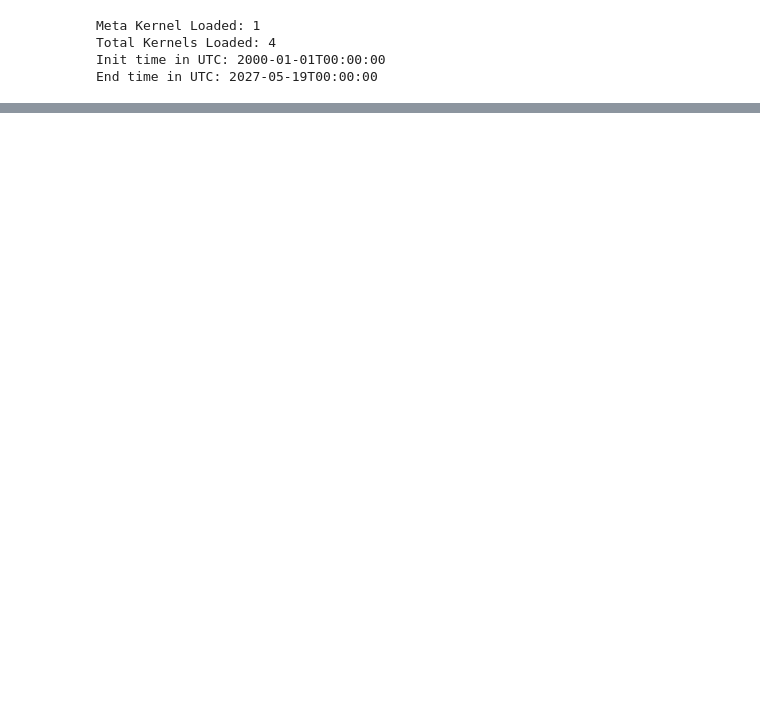
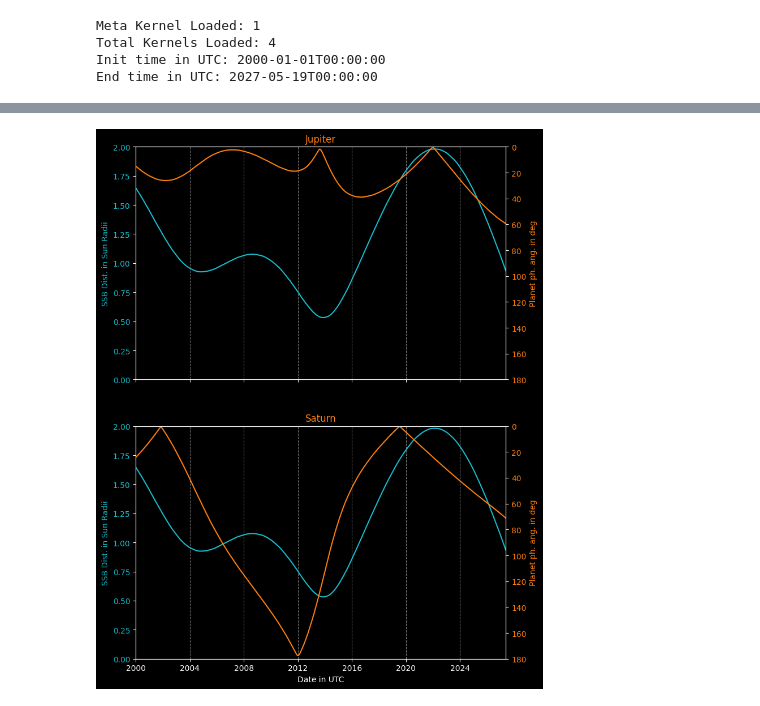
Before and after one commit to fenilmodi823/Space-Science, a Jupyter notebook: Space Science/007-Grav-Pull/ssb_grav_pull.ipynb, the cells around one changed output, grey strips where cells are left out. Drawn from its saved outputs; the diff is of its cells as text; code cells hidden in the pictures; blank space fills up the shorter version.

```diff
--- a/Space Science/007-Grav-Pull/ssb_grav_pull.ipynb
+++ b/Space Science/007-Grav-Pull/ssb_grav_pull.ipynb
@@ -99,0 +134,70 @@ solar_system_df.loc[:, "POS_SSB_WRT_SUN_SCALED"] = \
+# %%
+# Set a dark mode, since it's fancy
+plt.style.use('dark_background')
+
+# Create a 2 axes plot where all 2 plots are vertically aligned and share the
+# x axis (date in UTC)
+fig, (ax1, ax2) = plt.subplots(2, 1, sharex=True, figsize=(8, 10))
+
+# We iterate through the planets (from Jupiter to Neptune) and plot the
+# phase angle between the planet and the SSB, as seen from the Sun, in each
+# axis individually
+for ax_f, planet_abr, planet_name in zip([ax1, ax2], \
+                                         ['JUP', 'SAT'], \
+                                         ['Jupiter', 'Saturn']):
+
+    # First, we set the planet's name as the sub plot title (instead of
+    # setting a legend)
+    ax_f.set_title(planet_name, color='tab:orange')
+
+    # The distance between the SSB and the Sun is plotted.
+    ax_f.plot(solar_system_df['UTC'], \
+              solar_system_df['SSB_WRT_SUN_SCALED_DIST'], \
+              color='tab:cyan')
+
+    # A y label is set and the color of labels and ticks are adjusted for
+    # better visibility
+    ax_f.set_ylabel('SSB Dist. in Sun Radii', color='tab:cyan')
+    ax_f.tick_params(axis='y', labelcolor='tab:cyan')
+
+    # Set x (based on the min and max date) and y limits (the SSB has varying
+    # distances between 0 and 2 Sun Radii)
+    ax_f.set_xlim(min(solar_system_df['UTC']), max(solar_system_df['UTC']))
+    ax_f.set_ylim(0, 2)
+
+    # We add now the phase angle values and copy the x axis for this purpose
+    ax_f_add = ax_f.twinx()
+
+     # Plot the phase angle between the SSB and planet as seen from the Sun
+    ax_f_add.plot(solar_system_df['UTC'], \
+                  solar_system_df[f'PHASE_ANGLE_SUN_{planet_abr}2SSB'], \
+                  color='tab:orange', \
+                  linestyle='-')
+
+    # Set the y label's name and color accordingly
+    ax_f_add.set_ylabel('Planet ph. ang. in deg', color='tab:orange')
+    ax_f_add.tick_params(axis='y', labelcolor='tab:orange')
+
+    # Invert the y axis and set the limits. We invert the axis so that a
+    # possible anti-correlation (large phase angle corresponds to a smaller
+    # distance between the Sun's centre and the SSB) becomes more obvious
+    ax_f_add.invert_yaxis()
+    ax_f_add.set_ylim(180, 0)
+
+    # Set a grid (only date)
+    ax_f.grid(axis='x', linestyle='dashed', alpha=0.5)
+
+
+# Finally we set the x label ...
+ax2.set_xlabel('Date in UTC')
+
+# ... tight the figures a bit ...
+fig.tight_layout()
+
+# ... reduce the distance between the axes ...
+plt.subplots_adjust(hspace=0.2)
+
+# ... and save the figure in high quality
+plt.savefig('PLANETS_SUN_SSB_PHASE_ANGLE.png', dpi=300)
+# %% [output]
+[figure, added]
```
Also changed, not shown: parts of 3 cells of this notebook, 9 other files.
